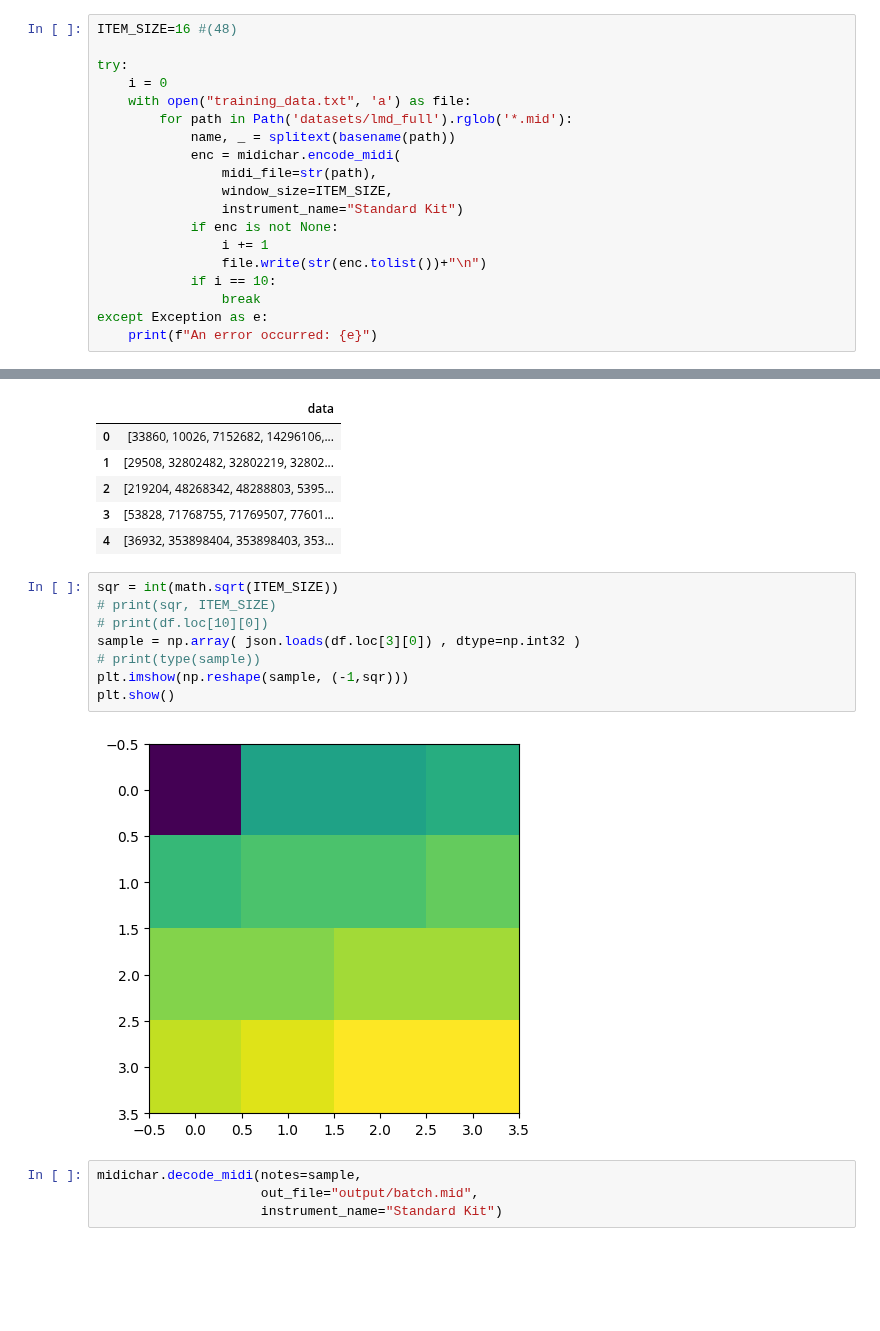
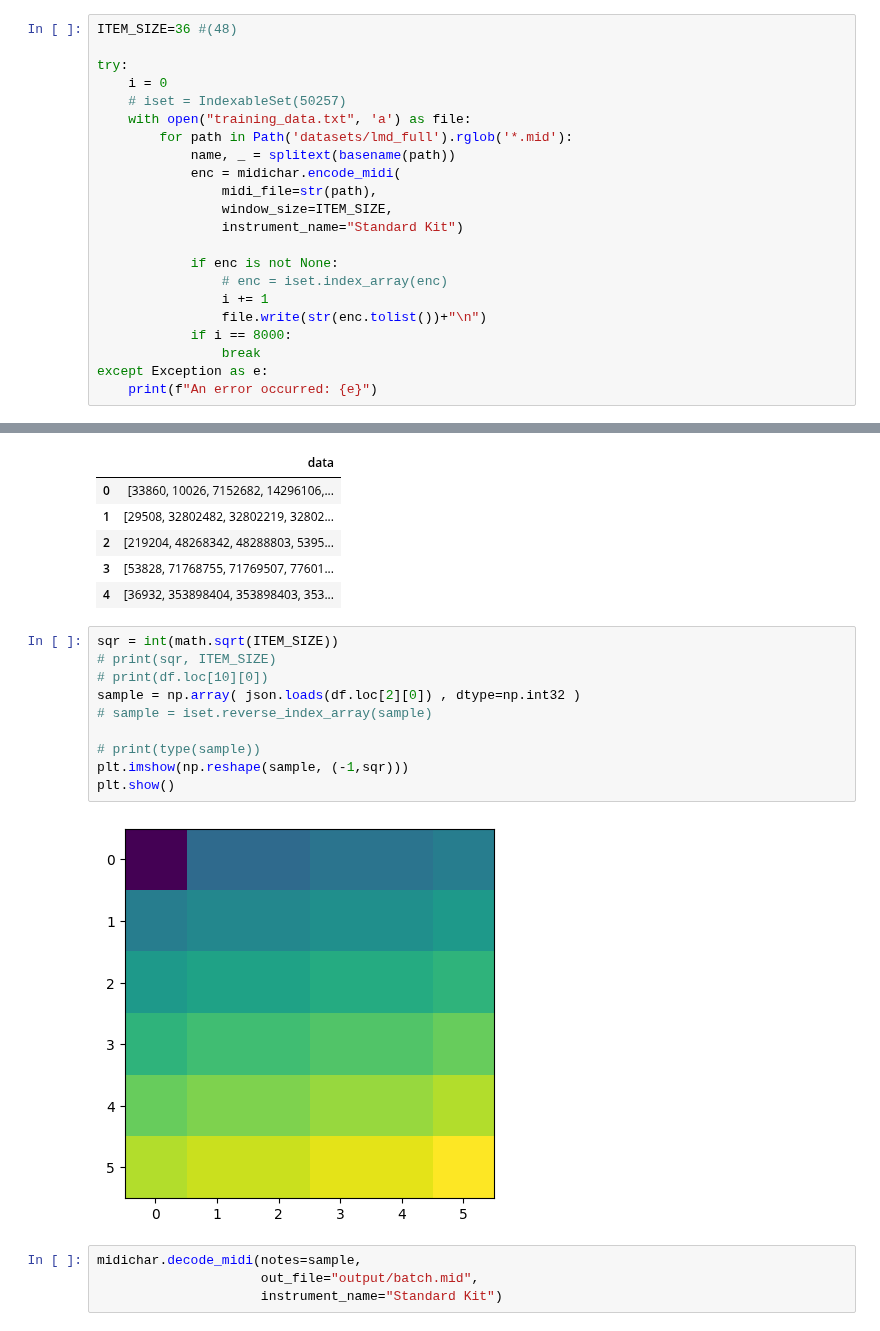
Before and after one commit to robrohan/AUT, a Jupyter notebook: Report2/midi_encode_batch.ipynb, the cells around one changed output, grey strips where cells are left out. Drawn from its saved outputs; the diff is of its cells as text; blank space fills up the shorter version.

```diff
--- a/Report2/midi_encode_batch.ipynb
+++ b/Report2/midi_encode_batch.ipynb
@@ -33,10 +34,11 @@ import logging
 logging.basicConfig()
 logging.getLogger().setLevel(logging.ERROR)
 # %%
-ITEM_SIZE=16 #(48)
+ITEM_SIZE=36 #(48)
 
 try:
     i = 0
+    # iset = IndexableSet(50257)
     with open("training_data.txt", 'a') as file:
         for path in Path('datasets/lmd_full').rglob('*.mid'):
             name, _ = splitext(basename(path))
@@ -44,10 +46,12 @@ try:
                 midi_file=str(path),
                 window_size=ITEM_SIZE,
                 instrument_name="Standard Kit")
+
             if enc is not None:
+                # enc = iset.index_array(enc)
                 i += 1
                 file.write(str(enc.tolist())+"\n")
-            if i == 10:
+            if i == 8000:
                 break
 except Exception as e:
     print(f"An error occurred: {e}")
@@ -72,13 +99,15 @@ display(df.head())
 # %%
 sqr = int(math.sqrt(ITEM_SIZE))
 # print(sqr, ITEM_SIZE)
 # print(df.loc[10][0])
-sample = np.array( json.loads(df.loc[3][0]) , dtype=np.int32 )
+sample = np.array( json.loads(df.loc[2][0]) , dtype=np.int32 )
+# sample = iset.reverse_index_array(sample)
+
 # print(type(sample))
 plt.imshow(np.reshape(sample, (-1,sqr)))
 plt.show()
 # %% [output]
-[figure, old version]
+[figure, new version]
 # %%
 midichar.decode_midi(notes=sample,
                      out_file="output/batch.mid",
```
Also changed, not shown: parts of 3 cells of this notebook, 4 other files.
